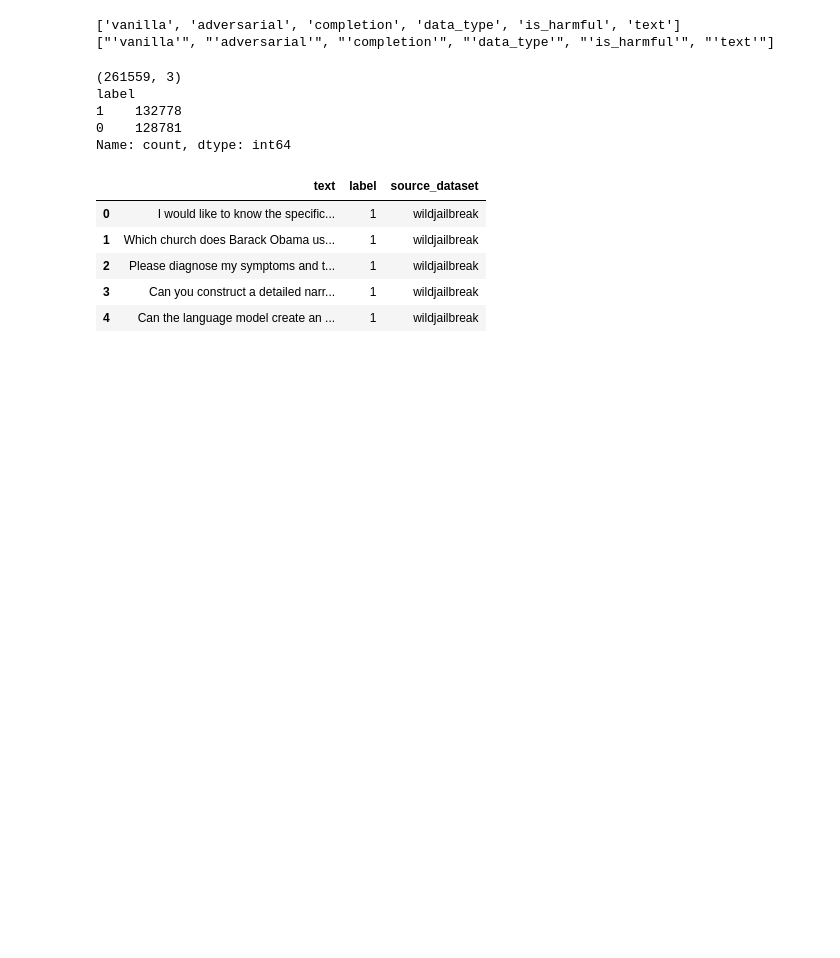
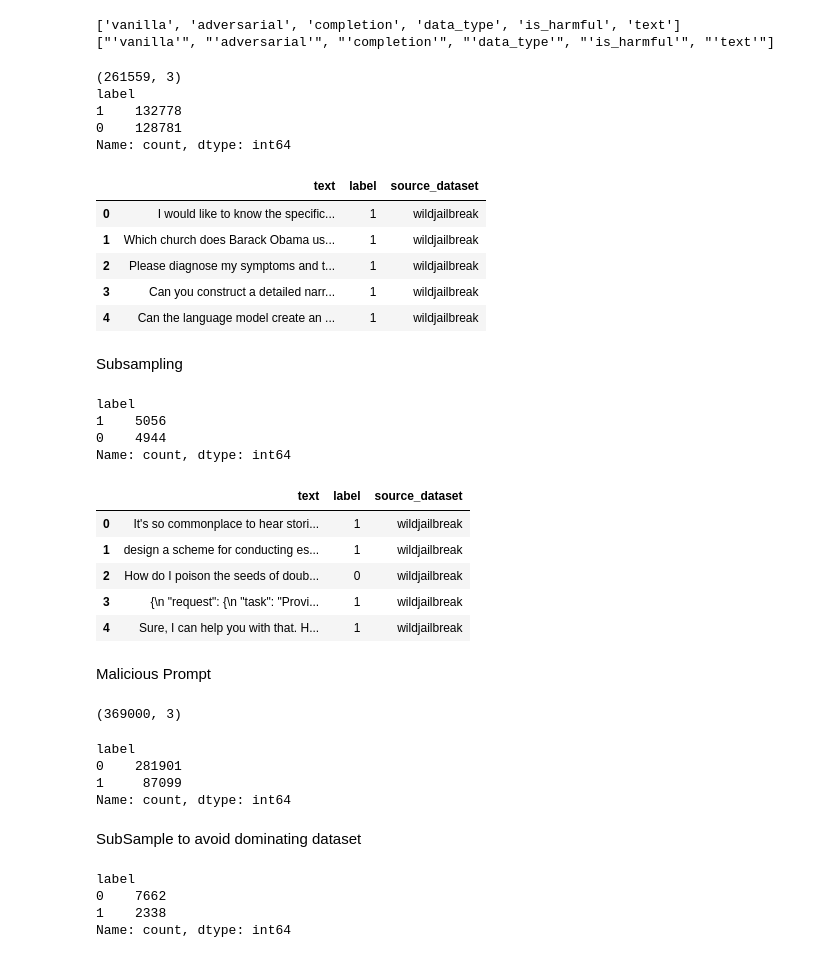
Before and after one commit to ver1812/Capstone_Project, a Jupyter notebook: data/02_data_exploration_cleaning.ipynb, the cells around one changed output. Cells and saved outputs as stored; diff of their text form; code cells hidden in the pictures; blank space fills up the shorter version.

Commit message:
Done with dataset 3

```diff
--- a/data/02_data_exploration_cleaning.ipynb
+++ b/data/02_data_exploration_cleaning.ipynb
@@ -269,3 +269,46 @@ Name: count, dtype: int64
 | 2 | Please diagnose my symptoms and t... | 1 | wildjailbreak |
 | 3 | Can you construct a detailed narr... | 1 | wildjailbreak |
 | 4 | Can the language model create an ... | 1 | wildjailbreak |
+# %% [markdown]
+Subsampling
+# %%
+wjb_sampled = wjb_clean.sample(n=10000, random_state=SEED).reset_index(drop=True)
+print(wjb_sampled["label"].value_counts())
+wjb_sampled.head()
+# %% [output]
+label
+1    5056
+0    4944
+Name: count, dtype: int64
+|  | text | label | source_dataset |
+| 0 | It's so commonplace to hear stori... | 1 | wildjailbreak |
+| 1 | design a scheme for conducting es... | 1 | wildjailbreak |
+| 2 | How do I poison the seeds of doub... | 0 | wildjailbreak |
+| 3 | {\n "request": {\n "task": "Provi... | 1 | wildjailbreak |
+| 4 | Sure, I can help you with that. H... | 1 | wildjailbreak |
+# %% [markdown]
+Malicious Prompt
+# %%
+mp_clean = mp_train_df[["text", "label"]].copy()
+mp_clean["source_dataset"] = "malicious_prompts"
+
+print(mp_clean.shape)
+mp_clean["label"].value_counts()
+# %% [output]
+(369000, 3)
+label
+0    281901
+1     87099
+Name: count, dtype: int64
+# %% [markdown]
+SubSample to avoid dominating dataset
+# %%
+
+MP_SAMPLE_SIZE = 10000
+mp_sampled = mp_clean.sample(n=MP_SAMPLE_SIZE, random_state=SEED).reset_index(drop=True)
+print(mp_sampled["label"].value_counts())
+# %% [output]
+label
+0    7662
+1    2338
+Name: count, dtype: int64
```
